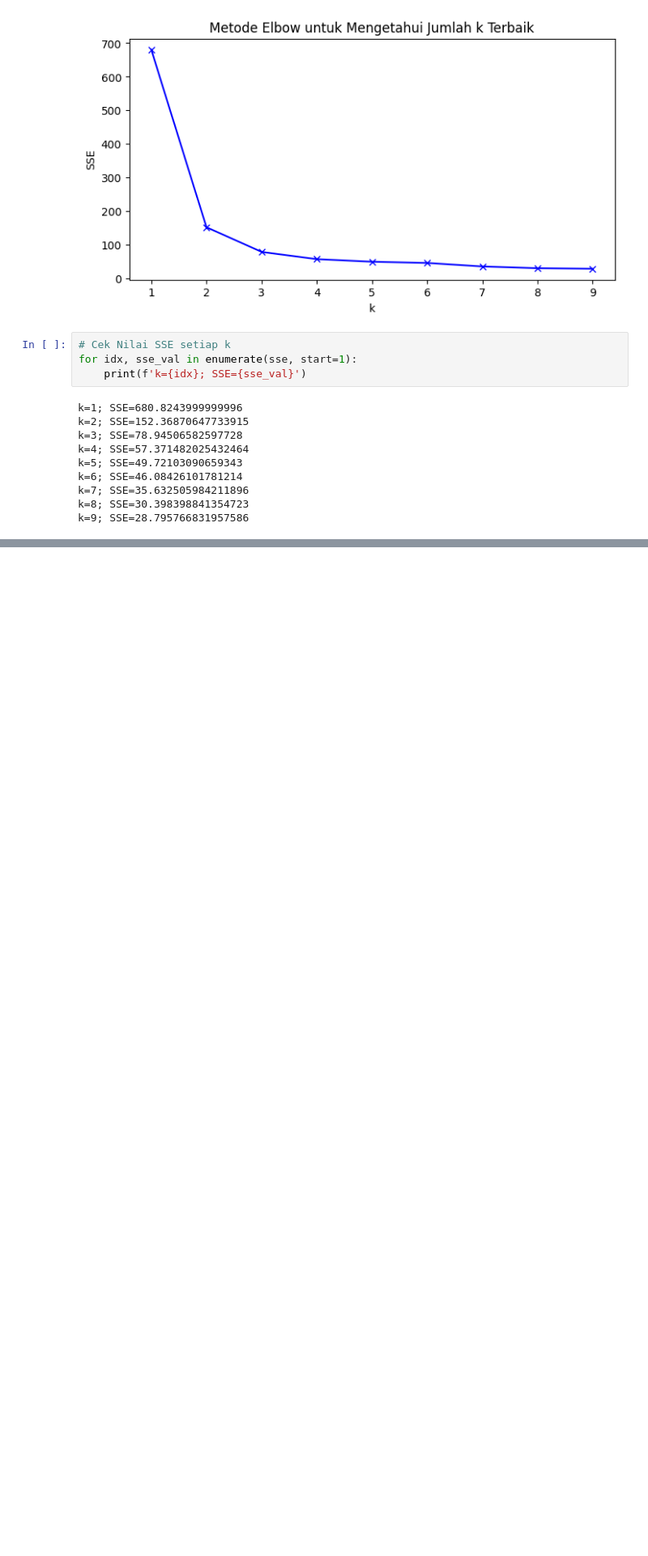
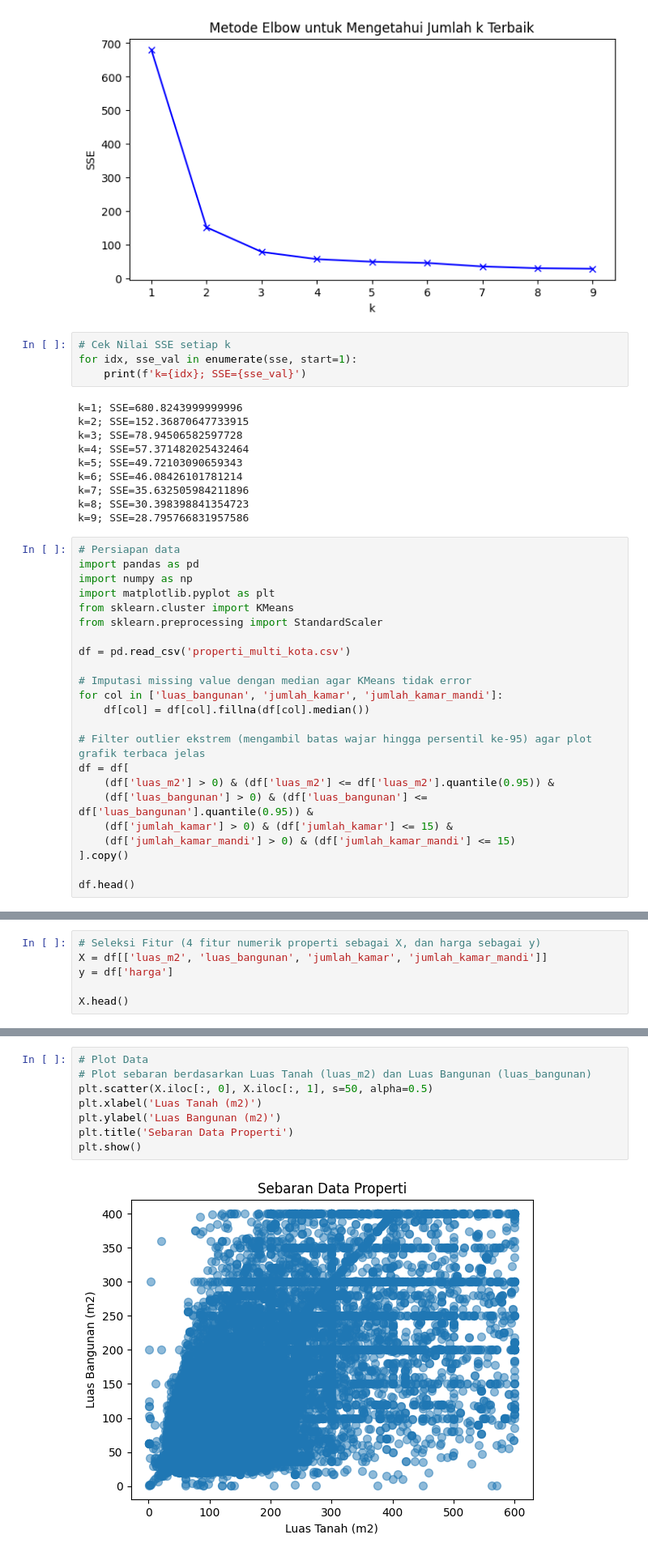
Before and after one commit to m1Febriansyah/244107020199-ML-12, a Jupyter notebook: JS04_Praktikum01.ipynb, the cells around one changed output, grey strips where cells are left out. Shown at 81% size. Drawn from its saved outputs; the diff is of its cells as text; blank space fills up the shorter version.

```diff
--- a/JS04_Praktikum01.ipynb
+++ b/JS04_Praktikum01.ipynb
@@ -104,3 +104,26 @@ k=6; SSE=46.08426101781214
 k=7; SSE=35.632505984211896
 k=8; SSE=30.398398841354723
 k=9; SSE=28.795766831957586
+# %%
+# Persiapan data
+import pandas as pd
+import numpy as np
+import matplotlib.pyplot as plt
+from sklearn.cluster import KMeans
+from sklearn.preprocessing import StandardScaler
+
+df = pd.read_csv('properti_multi_kota.csv')
+
+# Imputasi missing value dengan median agar KMeans tidak error
+for col in ['luas_bangunan', 'jumlah_kamar', 'jumlah_kamar_mandi']:
+    df[col] = df[col].fillna(df[col].median())
+
+# Filter outlier ekstrem (mengambil batas wajar hingga persentil ke-95) agar plot grafik terbaca jelas
+df = df[
+    (df['luas_m2'] > 0) & (df['luas_m2'] <= df['luas_m2'].quantile(0.95)) &
+    (df['luas_bangunan'] > 0) & (df['luas_bangunan'] <= df['luas_bangunan'].quantile(0.95)) &
+    (df['jumlah_kamar'] > 0) & (df['jumlah_kamar'] <= 15) &
+    (df['jumlah_kamar_mandi'] > 0) & (df['jumlah_kamar_mandi'] <= 15)
+].copy()
+
+df.head()
@@ -106,0 +137,6 @@ k=9; SSE=28.795766831957586
+# %%
+# Seleksi Fitur (4 fitur numerik properti sebagai X, dan harga sebagai y)
+X = df[['luas_m2', 'luas_bangunan', 'jumlah_kamar', 'jumlah_kamar_mandi']]
+y = df['harga']
+
+X.head()
@@ -106,0 +150,10 @@ k=9; SSE=28.795766831957586
+# %%
+# Plot Data
+# Plot sebaran berdasarkan Luas Tanah (luas_m2) dan Luas Bangunan (luas_bangunan)
+plt.scatter(X.iloc[:, 0], X.iloc[:, 1], s=50, alpha=0.5)
+plt.xlabel('Luas Tanah (m2)')
+plt.ylabel('Luas Bangunan (m2)')
+plt.title('Sebaran Data Properti')
+plt.show()
+# %% [output]
+[figure, added]
```
Also changed, not shown: parts of 6 cells of this notebook.
